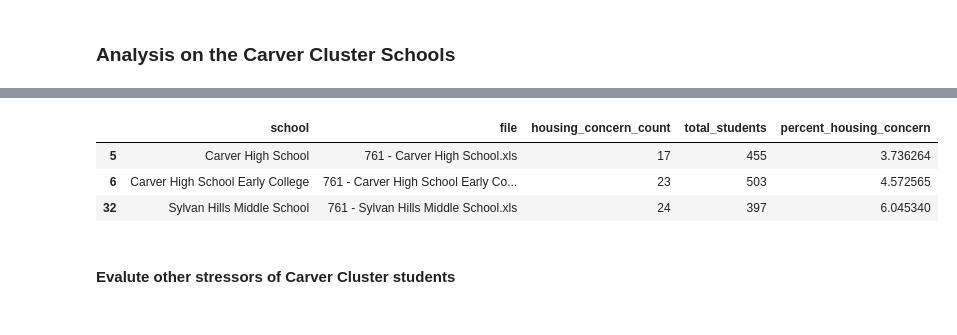
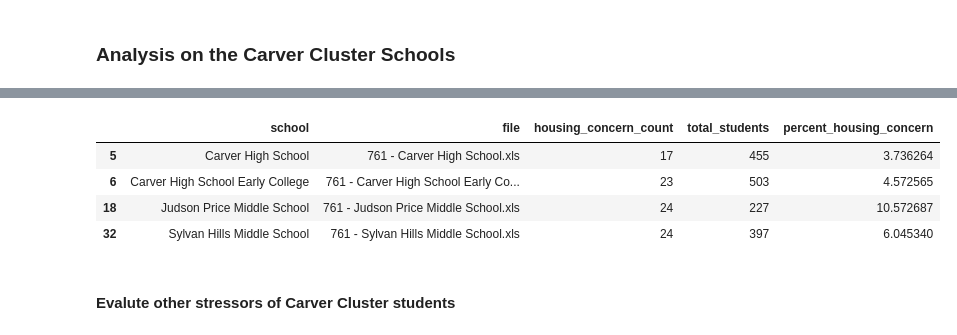
Before and after one commit to win-lau/gadoe-survey, a Jupyter notebook: analysis/carver_cluster.ipynb, the cells around one changed output, grey strips where cells are left out. Cells and saved outputs as stored; diff of their text form; code cells hidden in the pictures.

Commit message:
add Judson Price to analysis

```diff
--- a/analysis/carver_cluster.ipynb
+++ b/analysis/carver_cluster.ipynb
@@ -29,12 +29,13 @@ display(df_ranked)
 | 37 | Carver High School | 761 - Carver High School.xls | 17 | 455 | 3.736264 |
 # %%
 # filter for just Carver Cluster schools
-carver_cluster = df[df["school"].isin(["Sylvan Hills Middle School", "Carver High School Early College", "Carver High School"])]
+carver_cluster = df[df["school"].isin(["Judson Price Middle School", "Sylvan Hills Middle School", "Carver High School Early College", "Carver High School"])]
 display(carver_cluster)
 # %% [output]
 |  | school | file | housing_concern_count | total_students | percent_housing_concern |
 | 5 | Carver High School | 761 - Carver High School.xls | 17 | 455 | 3.736264 |
 | 6 | Carver High School Early College | 761 - Carver High School Early Co... | 23 | 503 | 4.572565 |
+| 18 | Judson Price Middle School | 761 - Judson Price Middle School.xls | 24 | 227 | 10.572687 |
 | 32 | Sylvan Hills Middle School | 761 - Sylvan Hills Middle School.xls | 24 | 397 | 6.045340 |
 # %% [markdown]
 #### Evalute other stressors of Carver Cluster students
```
Also changed, not shown: parts of 2 cells of this notebook, 11 other files.
